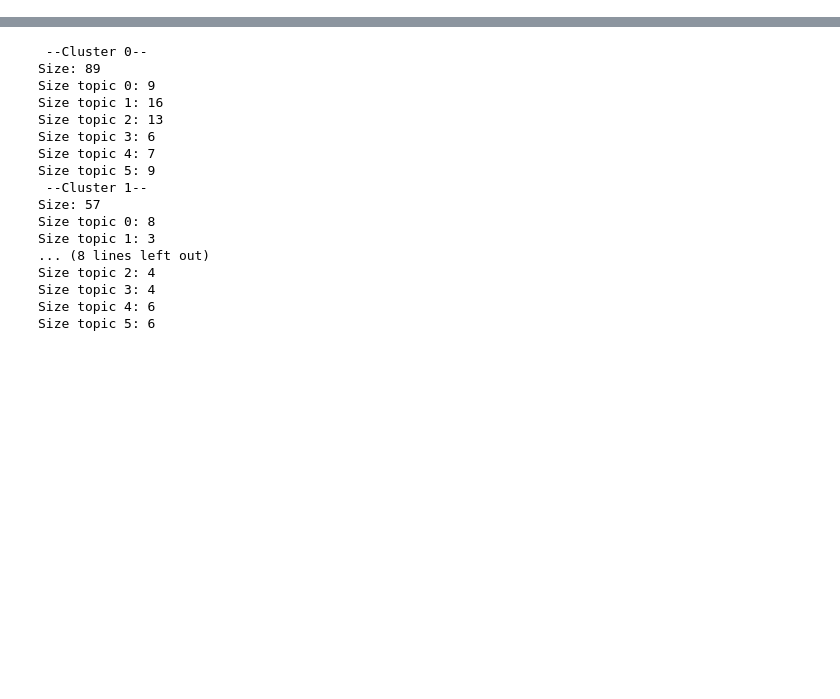
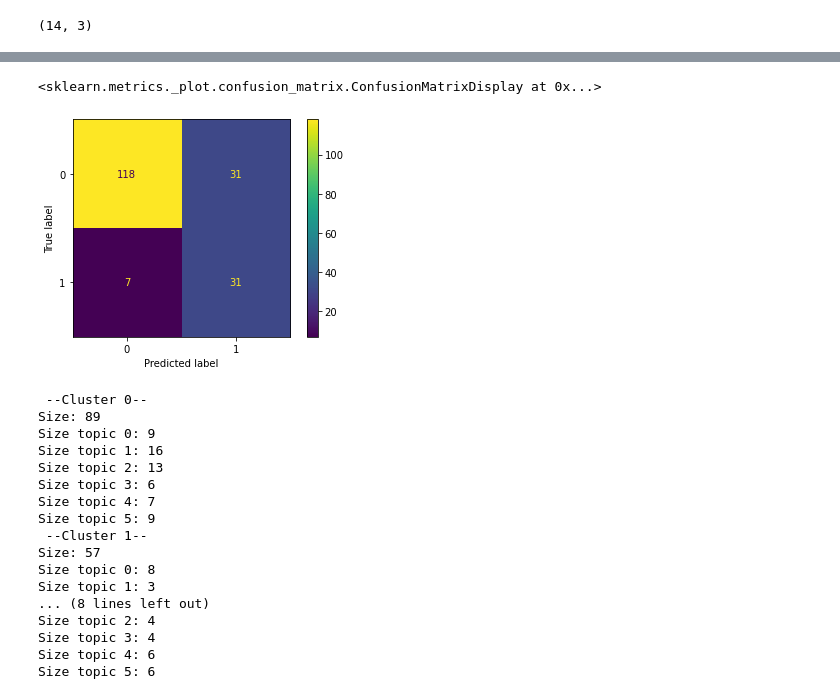
Before and after one commit to furrutiav/CBE-bibliometric-analysis, a Jupyter notebook: train_dense_componente_pred_outside.ipynb, the cells around one changed output, grey strips where cells are left out. Drawn from its saved outputs; the diff is of its cells as text; code cells hidden in the pictures; blank space fills up the shorter version.

```diff
--- a/train_dense_componente_pred_outside.ipynb
+++ b/train_dense_componente_pred_outside.ipynb
@@ -7,0 +59,3 @@ weighted_cluster_3 = pickle.load(open("weighted_cluster_3.pickle", "rb"))
+# %%
+data = df_docs["doc_clean cluster".split()]
+data
@@ -7,0 +76,3 @@ weighted_cluster_3 = pickle.load(open("weighted_cluster_3.pickle", "rb"))
+# %%
+X_data = data[["doc_clean"]]
+y_data = (data["cluster"]>0).astype(int)
@@ -7,0 +85,3 @@ weighted_cluster_3 = pickle.load(open("weighted_cluster_3.pickle", "rb"))
+# %%
+X_data["text"] = X_data["doc_clean"].apply(lambda x: " ".join(x))
+X_data
@@ -7,0 +111,26 @@ weighted_cluster_3 = pickle.load(open("weighted_cluster_3.pickle", "rb"))
+# %%
+X_train, X_test, y_train, y_test = train_test_split(X_data, y_data, stratify=y_data, test_size=0.20, random_state=2022)
+# %%
+sum((pipe["clf"].coef_>0)[0,:]), sum((pipe["clf"].coef_<0)[0,:])
+# %% [output]
+(14, 3)
+# %%
+%%time
+pipe = Pipeline(steps=[
+    ('tfidf', TfidfVectorizer()),
+    ("clf", LogisticRegression(
+        C=5,
+        penalty="l1",
+        class_weight="balanced",
+        solver="liblinear",
+        random_state=0))
+])
+pipe.fit(X_train["text"], y_train)
+ixs = np.where(pipe["clf"].coef_>0)[1]
+cols = [k for k, v in pipe["tfidf"].vocabulary_.items() if v in ixs]
+print(len(cols), cols)
+ixs = np.where(pipe["clf"].coef_<0)[1]
+cols = [k for k, v in pipe["tfidf"].vocabulary_.items() if v in ixs]
+print(len(cols), cols)
+plot_confusion_matrix(pipe, X_test["text"], y_test);
+# %% [output]
@@ -8,3 +141,5 @@ weighted_cluster_3 = pickle.load(open("weighted_cluster_3.pickle", "rb"))
+<sklearn.metrics._plot.confusion_matrix.ConfusionMatrixDisplay at 0x...>
+[figure, added]
 # %%
 rel_columns = ['doc_clean',
  'topic_0',
```
Also changed, not shown: parts of 10 cells of this notebook, 8 other files.
